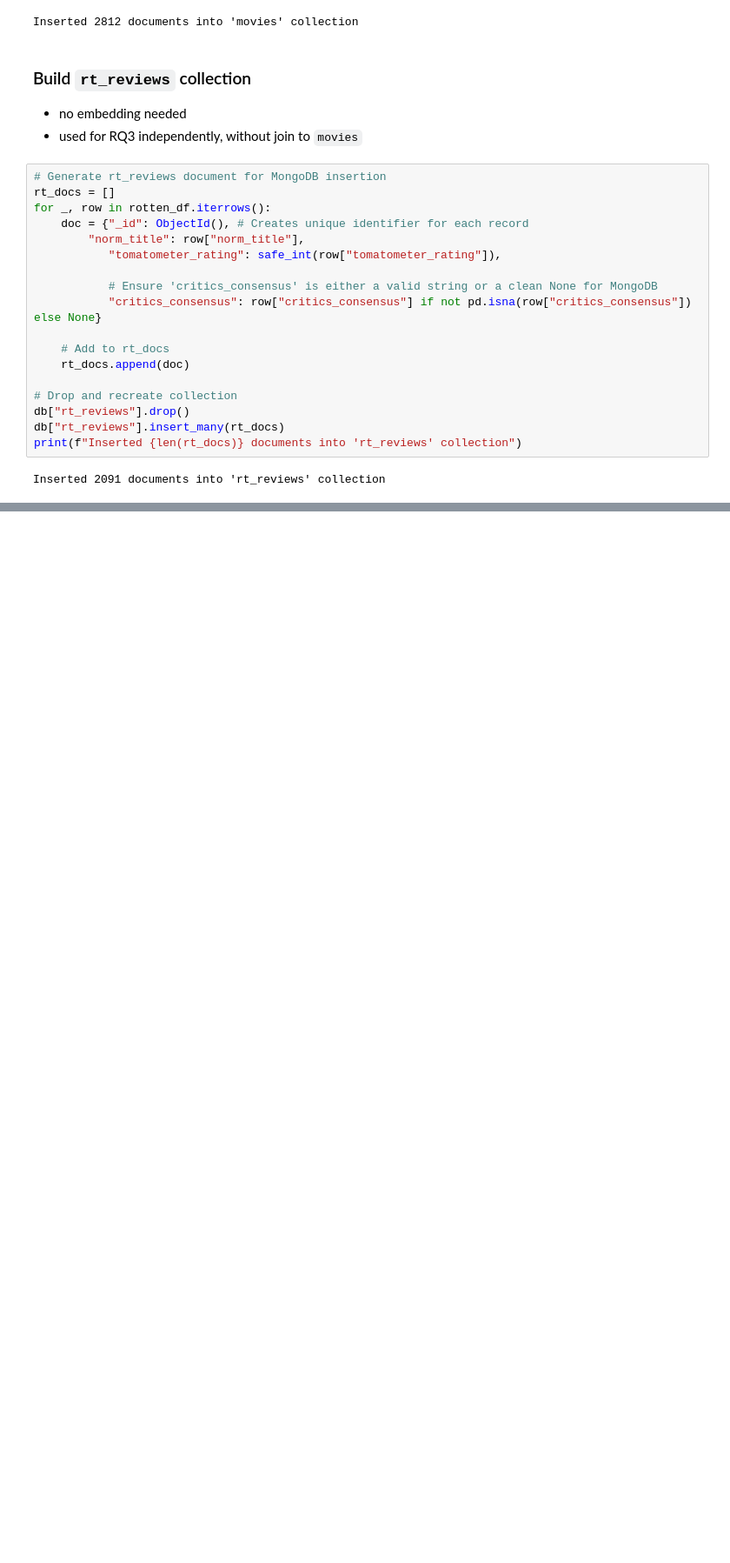
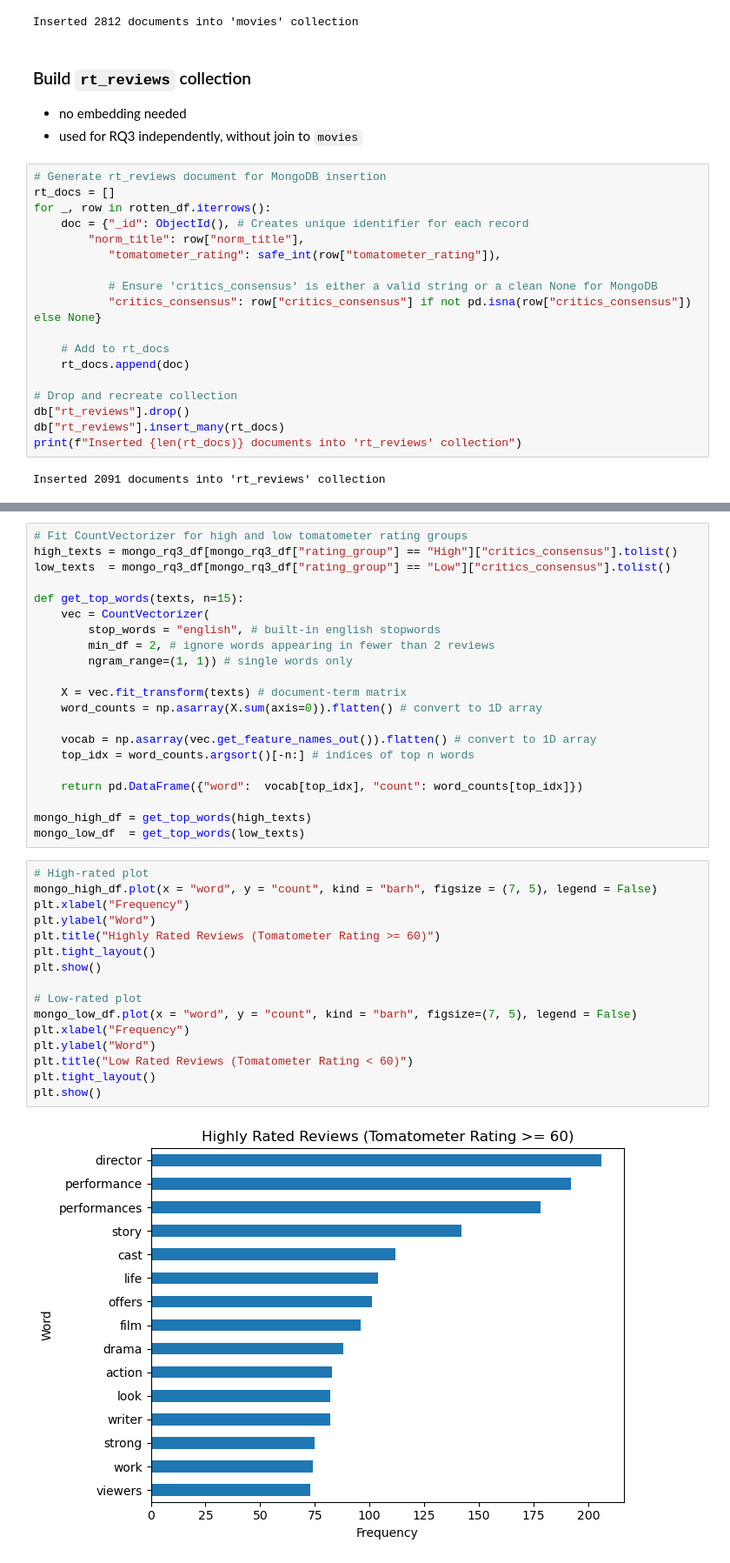
Before and after one commit to firilanjm/CPSC368-Project, a Jupyter notebook: notebooks/using_mongodb.ipynb, the cells around one changed output, grey strips where cells are left out. Shown at 87% size. Cells and saved outputs as stored; diff of their text form; blank space fills up the shorter version.

```diff
--- a/notebooks/using_mongodb.ipynb
+++ b/notebooks/using_mongodb.ipynb
@@ -154,0 +380,39 @@ Inserted 2091 documents into 'rt_reviews' collection
+# %%
+# Fit CountVectorizer for high and low tomatometer rating groups
+high_texts = mongo_rq3_df[mongo_rq3_df["rating_group"] == "High"]["critics_consensus"].tolist()
+low_texts  = mongo_rq3_df[mongo_rq3_df["rating_group"] == "Low"]["critics_consensus"].tolist()
+
+def get_top_words(texts, n=15):
+    vec = CountVectorizer(
+        stop_words = "english", # built-in english stopwords
+        min_df = 2, # ignore words appearing in fewer than 2 reviews
+        ngram_range=(1, 1)) # single words only
+
+    X = vec.fit_transform(texts) # document-term matrix
+    word_counts = np.asarray(X.sum(axis=0)).flatten() # convert to 1D array
+
+    vocab = np.asarray(vec.get_feature_names_out()).flatten() # convert to 1D array
+    top_idx = word_counts.argsort()[-n:] # indices of top n words
+
+    return pd.DataFrame({"word":  vocab[top_idx], "count": word_counts[top_idx]})
+
+mongo_high_df = get_top_words(high_texts)
+mongo_low_df  = get_top_words(low_texts)
+# %%
+# High-rated plot
+mongo_high_df.plot(x = "word", y = "count", kind = "barh", figsize = (7, 5), legend = False)
+plt.xlabel("Frequency")
+plt.ylabel("Word")
+plt.title("Highly Rated Reviews (Tomatometer Rating >= 60)")
+plt.tight_layout()
+plt.show()
+
+# Low-rated plot
+mongo_low_df.plot(x = "word", y = "count", kind = "barh", figsize=(7, 5), legend = False)
+plt.xlabel("Frequency")
+plt.ylabel("Word")
+plt.title("Low Rated Reviews (Tomatometer Rating < 60)")
+plt.tight_layout()
+plt.show()
+# %% [output]
+[figure, added]
```
Also changed, not shown: parts of 13 cells of this notebook.
